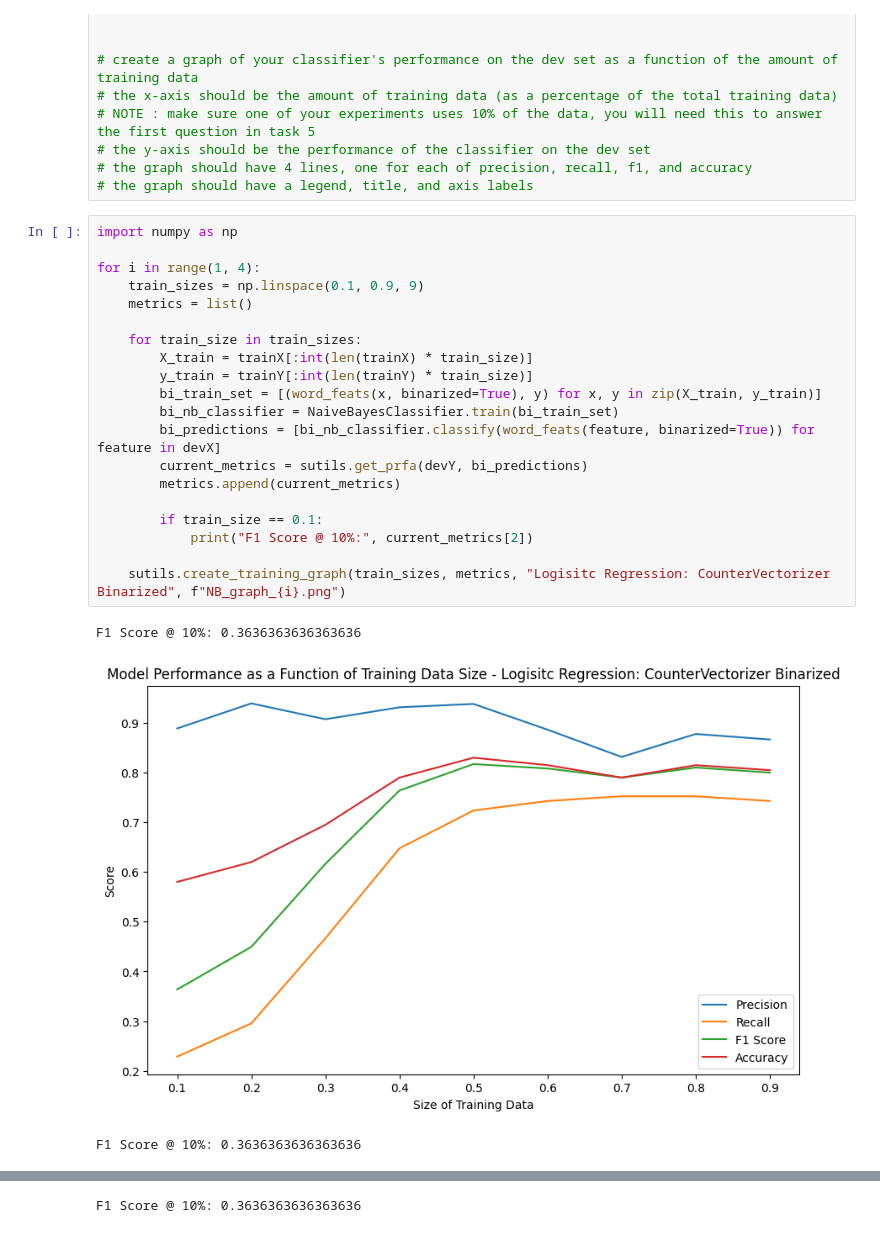
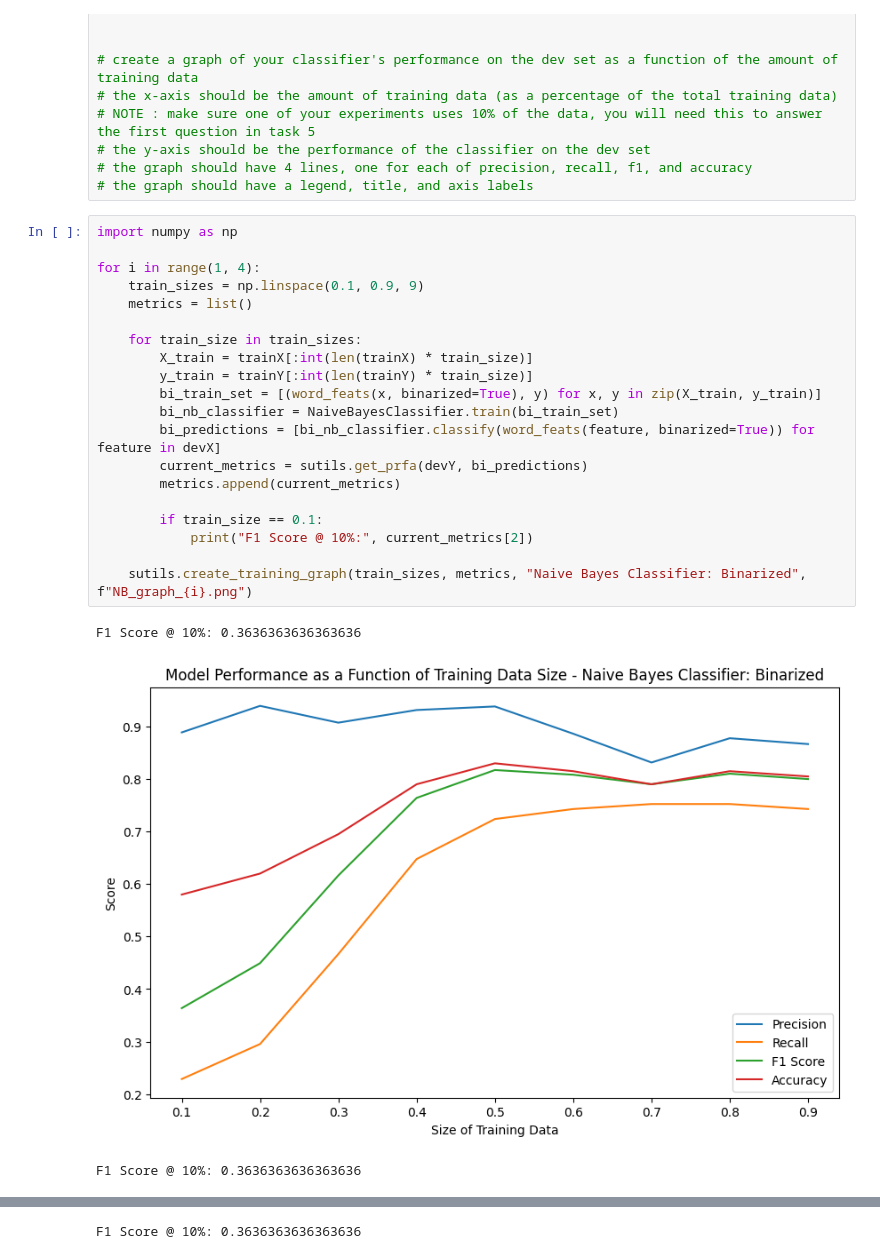
Before and after one commit to naakjgf/Sentiment_Analysis_HW4, a Jupyter notebook: sentiment_task2.ipynb, the cells around one changed output, grey strips where cells are left out. Drawn from its saved outputs; the diff is of its cells as text.

Commit message:
changed nb graph title

```diff
--- a/sentiment_task2.ipynb
+++ b/sentiment_task2.ipynb
@@ -134,24 +134,24 @@ Test your model using both a __binarized__ and a __multinomial__ BoW. Use whiche
 # %%
 import numpy as np
 
 for i in range(1, 4):
     train_sizes = np.linspace(0.1, 0.9, 9)
     metrics = list()
 
     for train_size in train_sizes:
         X_train = trainX[:int(len(trainX) * train_size)]
         y_train = trainY[:int(len(trainY) * train_size)]
         bi_train_set = [(word_feats(x, binarized=True), y) for x, y in zip(X_train, y_train)]
         bi_nb_classifier = NaiveBayesClassifier.train(bi_train_set)
         bi_predictions = [bi_nb_classifier.classify(word_feats(feature, binarized=True)) for feature in devX]
         current_metrics = sutils.get_prfa(devY, bi_predictions)
         metrics.append(current_metrics)
 
         if train_size == 0.1:
             print("F1 Score @ 10%:", current_metrics[2])
 
-    sutils.create_training_graph(train_sizes, metrics, "Logisitc Regression: CounterVectorizer Binarized", f"NB_graph_{i}.png")
+    sutils.create_training_graph(train_sizes, metrics, "Naive Bayes Classifier: Binarized", f"NB_graph_{i}.png")
 # %% [output]
 F1 Score @ 10%: 0.3636363636363636
-[figure, old version]
+[figure, new version]
 F1 Score @ 10%: 0.3636363636363636
```
Also changed, not shown: parts of 3 cells of this notebook, 4 other files.
